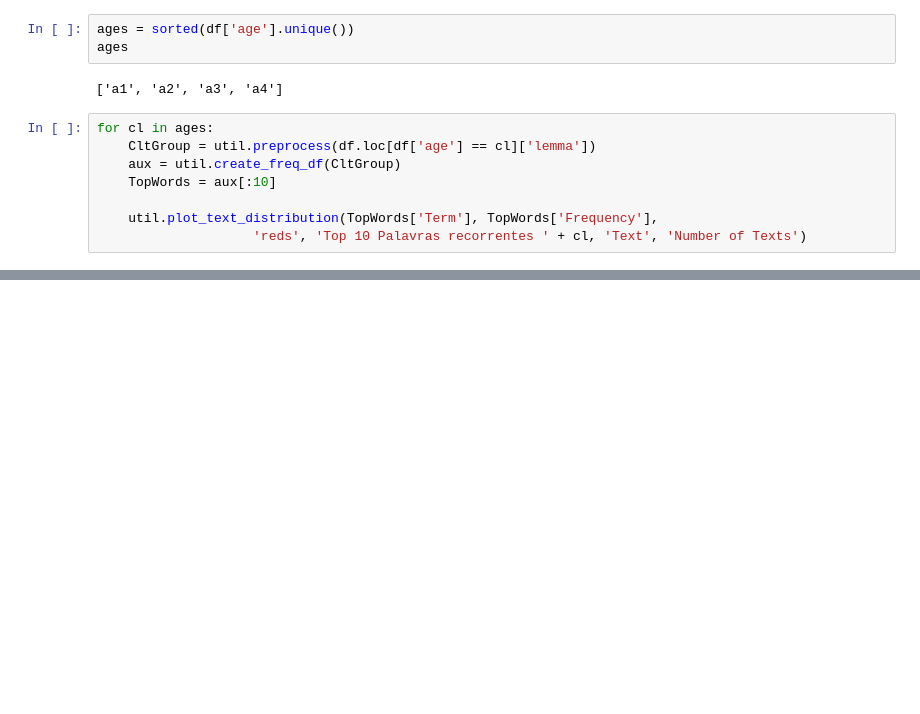
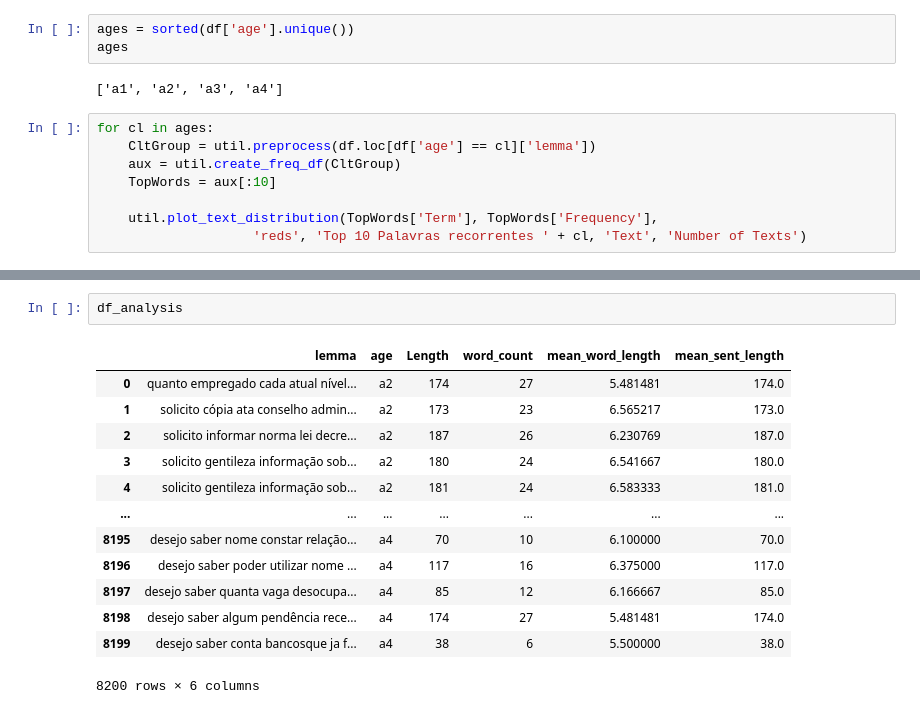
Before and after one commit to felmateos/age-group-classifier, a Jupyter notebook: analysis/NEexploratory_analysis.ipynb, the cells around one changed output, grey strips where cells are left out. Drawn from its saved outputs; the diff is of its cells as text; blank space fills up the shorter version.

```diff
--- a/analysis/NEexploratory_analysis.ipynb
+++ b/analysis/NEexploratory_analysis.ipynb
@@ -61,0 +105,16 @@ for cl in ages:
+# %%
+df_analysis
+# %% [output]
+|  | lemma | age | Length | word_count | mean_word_length | mean_sent_length |
+| 0 | quanto empregado cada atual nível... | a2 | 174 | 27 | 5.481481 | 174.0 |
+| 1 | solicito cópia ata conselho admin... | a2 | 173 | 23 | 6.565217 | 173.0 |
+| 2 | solicito informar norma lei decre... | a2 | 187 | 26 | 6.230769 | 187.0 |
+| 3 | solicito gentileza informação sob... | a2 | 180 | 24 | 6.541667 | 180.0 |
+| 4 | solicito gentileza informação sob... | a2 | 181 | 24 | 6.583333 | 181.0 |
+| ... | ... | ... | ... | ... | ... | ... |
+| 8195 | desejo saber nome constar relação... | a4 | 70 | 10 | 6.100000 | 70.0 |
+| 8196 | desejo saber poder utilizar nome ... | a4 | 117 | 16 | 6.375000 | 117.0 |
+| 8197 | desejo saber quanta vaga desocupa... | a4 | 85 | 12 | 6.166667 | 85.0 |
+| 8198 | desejo saber algum pendência rece... | a4 | 174 | 27 | 5.481481 | 174.0 |
+| 8199 | desejo saber conta bancosque ja f... | a4 | 38 | 6 | 5.500000 | 38.0 |
+8200 rows × 6 columns
```
Also changed, not shown: parts of 5 cells of this notebook, 1 other file.
